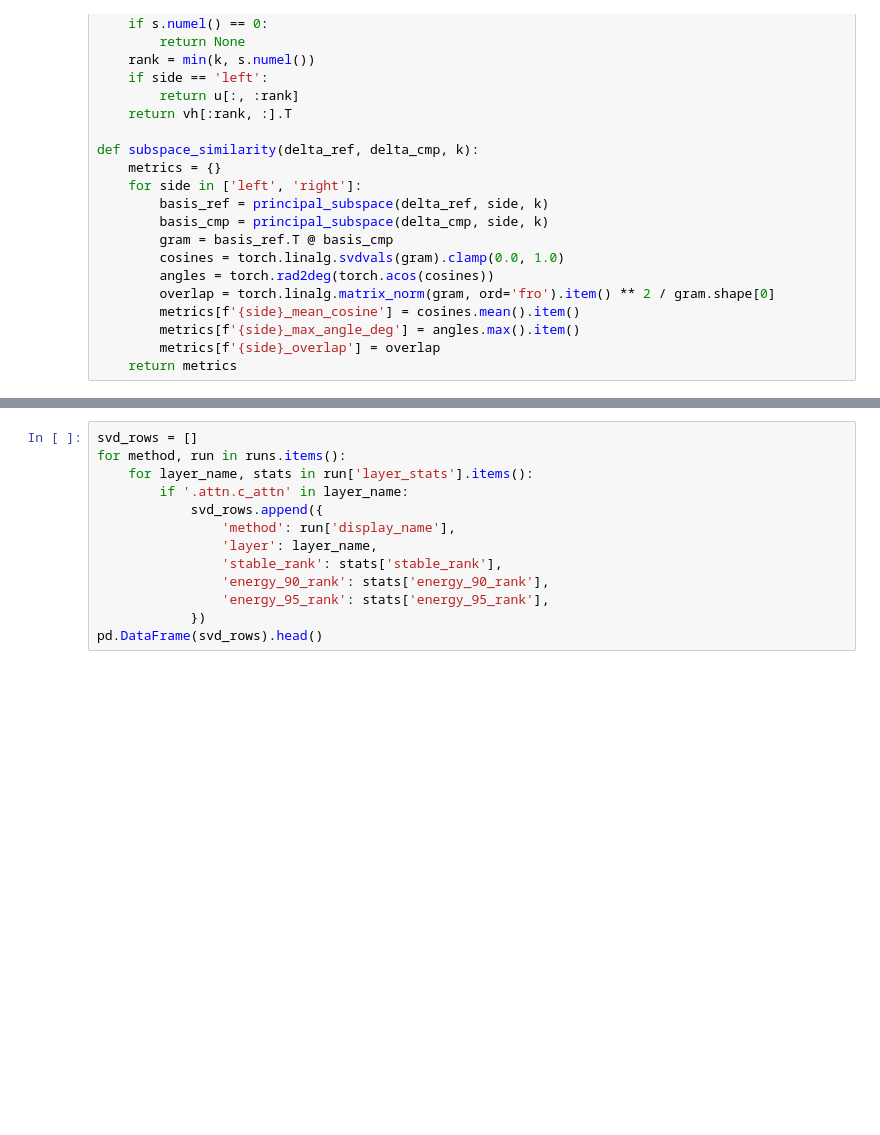
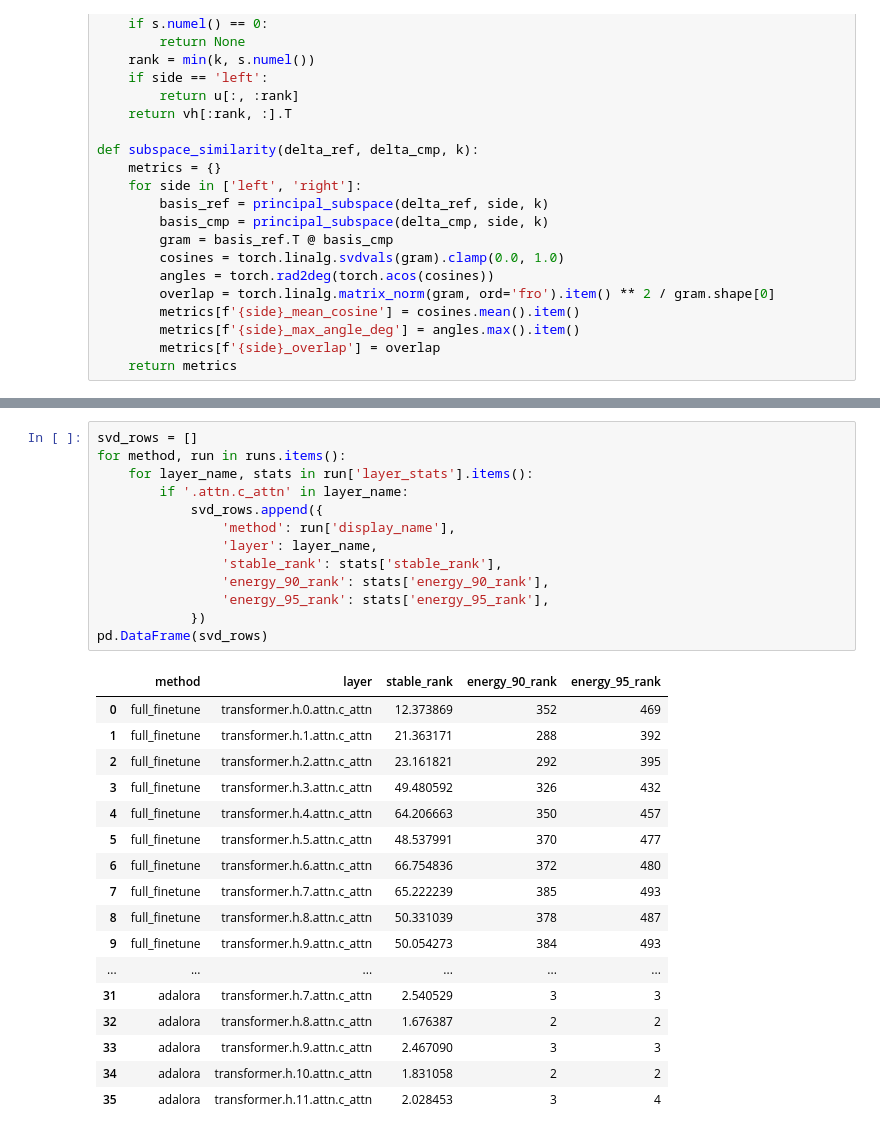
Before and after one commit to vitmesquita/computational-linear-algebra-lora, a Jupyter notebook: analysis/article_analysis.ipynb, the cells around one changed output, grey strips where cells are left out. Saved outputs shown, nothing was run; the diff lists cells and outputs as text; blank space fills up the shorter version.

```diff
--- a/analysis/article_analysis.ipynb
+++ b/analysis/article_analysis.ipynb
@@ -413,16 +483,34 @@ else:
 # %%
 svd_rows = []
 for method, run in runs.items():
     for layer_name, stats in run['layer_stats'].items():
         if '.attn.c_attn' in layer_name:
             svd_rows.append({
                 'method': run['display_name'],
                 'layer': layer_name,
                 'stable_rank': stats['stable_rank'],
                 'energy_90_rank': stats['energy_90_rank'],
                 'energy_95_rank': stats['energy_95_rank'],
             })
-pd.DataFrame(svd_rows).head()
+pd.DataFrame(svd_rows)
+# %% [output]
+|  | method | layer | stable_rank | energy_90_rank | energy_95_rank |
+| 0 | full_finetune | transformer.h.0.attn.c_attn | 12.373869 | 352 | 469 |
+| 1 | full_finetune | transformer.h.1.attn.c_attn | 21.363171 | 288 | 392 |
+| 2 | full_finetune | transformer.h.2.attn.c_attn | 23.161821 | 292 | 395 |
+| 3 | full_finetune | transformer.h.3.attn.c_attn | 49.480592 | 326 | 432 |
+| 4 | full_finetune | transformer.h.4.attn.c_attn | 64.206663 | 350 | 457 |
+| 5 | full_finetune | transformer.h.5.attn.c_attn | 48.537991 | 370 | 477 |
+| 6 | full_finetune | transformer.h.6.attn.c_attn | 66.754836 | 372 | 480 |
+| 7 | full_finetune | transformer.h.7.attn.c_attn | 65.222239 | 385 | 493 |
+| 8 | full_finetune | transformer.h.8.attn.c_attn | 50.331039 | 378 | 487 |
+| 9 | full_finetune | transformer.h.9.attn.c_attn | 50.054273 | 384 | 493 |
+| ... | ... | ... | ... | ... | ... |
+| 31 | adalora | transformer.h.7.attn.c_attn | 2.540529 | 3 | 3 |
+| 32 | adalora | transformer.h.8.attn.c_attn | 1.676387 | 2 | 2 |
+| 33 | adalora | transformer.h.9.attn.c_attn | 2.467090 | 3 | 3 |
+| 34 | adalora | transformer.h.10.attn.c_attn | 1.831058 | 2 | 2 |
+| 35 | adalora | transformer.h.11.attn.c_attn | 2.028453 | 3 | 4 |
 # %%
 similarity_rows = []
 base_method = 'full_finetune' if 'full_finetune' in runs else ('lora' if 'lora' in runs else None)
```
Also changed, not shown: parts of 18 cells of this notebook, 2 other files.
